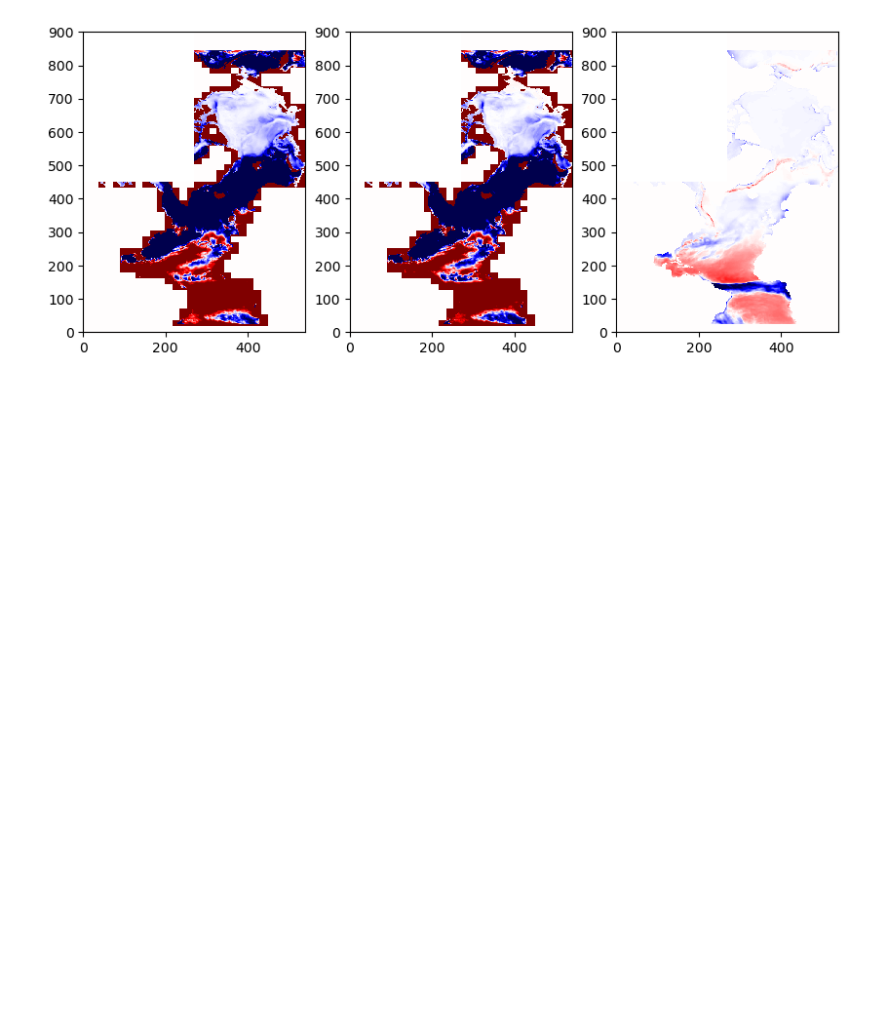
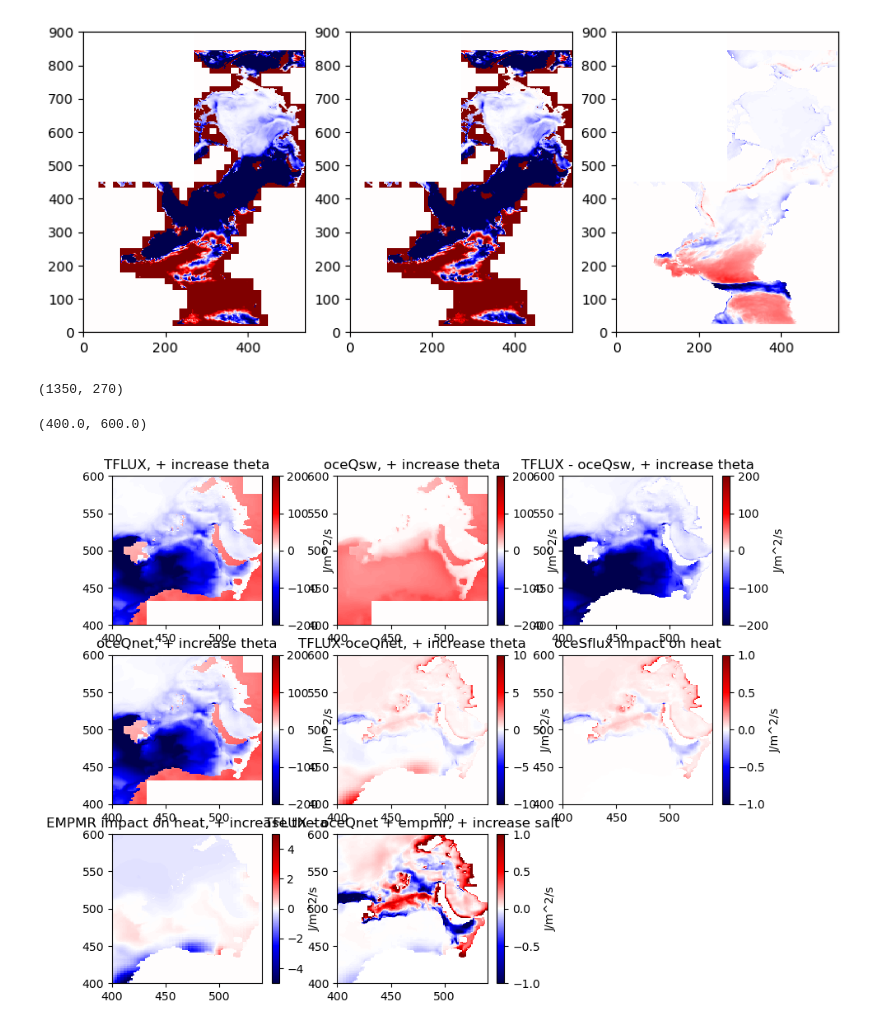
Before and after one commit to margaretmurakami/crios_backups, a Jupyter notebook: ASTE_270/Pemberton/Tendencies/single_cell_Jterms.ipynb, the cells around one changed output. Cells and saved outputs as stored; diff of their text form; code cells hidden in the pictures; blank space fills up the shorter version.

```diff
--- a/ASTE_270/Pemberton/Tendencies/single_cell_Jterms.ipynb
+++ b/ASTE_270/Pemberton/Tendencies/single_cell_Jterms.ipynb
@@ -1814,3 +1884,81 @@ ax.pcolormesh(get_aste_tracer(TFLUX_test - TFLUX,nfx,nfy)[0],cmap='seismic',vmin
 # %% [output]
 <matplotlib.collections.QuadMesh at 0x...>
 [figure]
+# %%
+oceQsw.shape
+# %% [output]
+(1350, 270)
+# %%
+# plot as we did before with multiple figures
+# plot just the three variables and the difference so we can look in detail
+Cp = 3994 # J/kg.degC
+
+fig = plt.figure(figsize=(10,8))
+
+ax = plt.subplot(331)
+cb = ax.pcolormesh(get_aste_tracer(TFLUX,nfx,nfy)[0],cmap='seismic',vmin=-200,vmax=200)
+plt.colorbar(cb,label="J/m^2/s")
+ax.set_title("TFLUX, + increase theta")
+ax.set_xlim(400,540)
+ax.set_ylim(400,600)
+
+ax = plt.subplot(332)
+cb = ax.pcolormesh(get_aste_tracer(oceQsw,nfx,nfy)[0],cmap='seismic',vmin=-200,vmax=200)
+plt.colorbar(cb,label="J/m^2/s")
+ax.set_title("oceQsw, + increase theta")
+ax.set_xlim(400,540)
+ax.set_ylim(400,600)
+
+ax = plt.subplot(333)
+cb = ax.pcolormesh(get_aste_tracer(TFLUX-oceQsw,nfx,nfy)[0],cmap='seismic',vmin=-200,vmax=200)
+plt.colorbar(cb,label="J/m^2/s")
+ax.set_title("TFLUX - oceQsw, + increase theta")
+ax.set_xlim(400,540)
+ax.set_ylim(400,600)
+
+ax = plt.subplot(334)
+cb = ax.pcolormesh(get_aste_tracer(oceQnet,nfx,nfy)[0],cmap='seismic',vmin=-200,vmax=200)
+plt.colorbar(cb,label="J/m^2/s")
+ax.set_title("oceQnet, + increase theta")
+ax.set_xlim(400,540)
+ax.set_ylim(400,600)
+
+ax = plt.subplot(335)
+cb = ax.pcolormesh(get_aste_tracer(TFLUX - oceQnet,nfx,nfy)[0],cmap='seismic',vmin=-10,vmax=10)
+plt.colorbar(cb,label="J/m^2/s")
+ax.set_title("TFLUX-oceQnet, + increase theta")
+ax.set_xlim(400,540)
+ax.set_ylim(400,600)
+
+ax = plt.subplot(336)
+oceSflux_onheat = oceSflux*Cp * theta[0] / salt[0]       # g/m^2/s * J/kg.degC * degC / PSU = J/m^2/s
+cb = ax.pcolormesh(get_aste_tracer(oceSflux*Cp * theta[0] / salt[0],nfx,nfy)[0],cmap='seismic',vmin=-1,vmax=1)
+plt.colorbar(cb,label="J/m^2/s")
+ax.set_title("oceSflux impact on heat")
+ax.set_xlim(400,540)
+ax.set_ylim(400,600)
+
+ax = plt.subplot(337)
+a = EXFempmr*myparms['rhoconst'] * Cp * theta[0]  # J/m^2/s
+cb = ax.pcolormesh(get_aste_tracer(a,nfx,nfy)[0],cmap='seismic',vmin=-5,vmax=5)
+plt.colorbar(cb,label="J/m^2/s")
+ax.set_title("EMPMR impact on heat, + increase theta")
+ax.set_xlim(400,540)
+ax.set_ylim(400,600)
+
+ax = plt.subplot(338)
+cb = ax.pcolormesh(get_aste_tracer(TFLUX - oceQnet + a - oceSflux_onheat,nfx,nfy)[0],cmap='seismic',vmin=-1,vmax=1)
+plt.colorbar(cb,label="J/m^2/s")
+ax.set_title("TFLUX - oceQnet + empmr, + increase salt")
+ax.set_xlim(400,540)
+ax.set_ylim(400,600)
+
+# ax = plt.subplot(339)
+# cb = ax.pcolormesh(get_aste_tracer(-EXFroff * myparms['rhoconst'] * salt[0],nfx,nfy)[0],cmap='seismic',vmin=-.003,vmax=.003)
+# plt.colorbar(cb,label="g/m^2/s")
+# ax.set_title("-roff, + increase salt")
+# ax.set_xlim(400,540)
+# ax.set_ylim(400,600)
+# %% [output]
+(400.0, 600.0)
+[figure, added]
```
Also changed, not shown: parts of 29 cells of this notebook, 6 other files.
